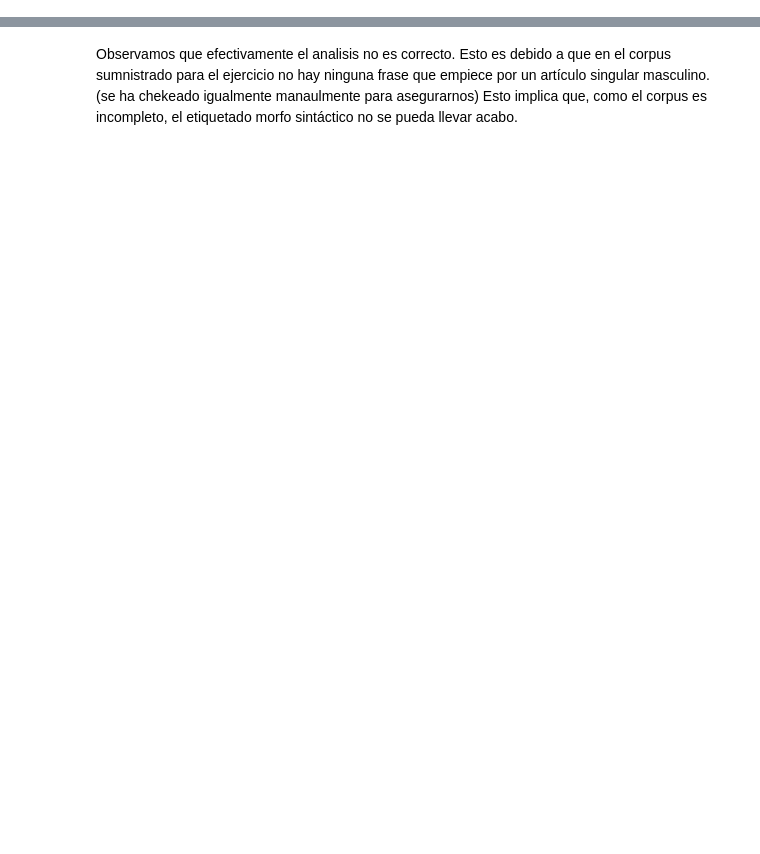
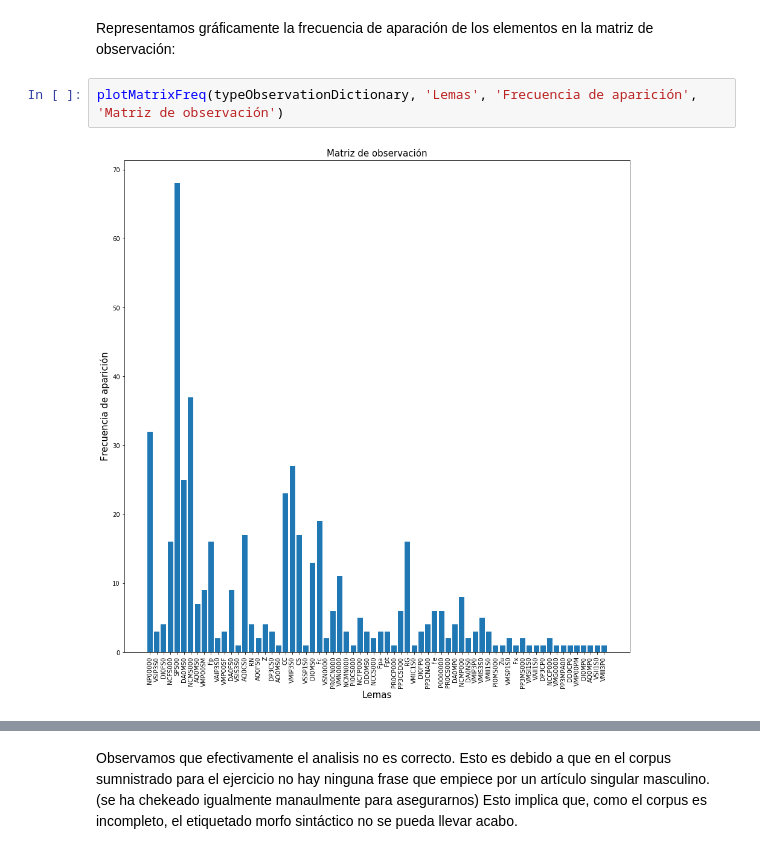
Before and after one commit to ignlopezperez/viterbi-morphosyntactic-analyzer, a Jupyter notebook: viterbi-morphosyntactic-analyzer.ipynb, the cells around one changed output, grey strips where cells are left out. Cells and saved outputs as stored; diff of their text form; blank space fills up the shorter version.

```diff
--- a/viterbi-morphosyntactic-analyzer.ipynb
+++ b/viterbi-morphosyntactic-analyzer.ipynb
@@ -11,0 +218,6 @@
+# %% [markdown]
+Representamos gráficamente la frecuencia de aparación de los elementos en la matriz de observación:
+# %%
+plotMatrixFreq(typeObservationDictionary, 'Lemas', 'Frecuencia de aparición', 'Matriz de observación')
+# %% [output]
+[figure, added]
```
Also changed, not shown: parts of 39 cells of this notebook, 1 other file.
